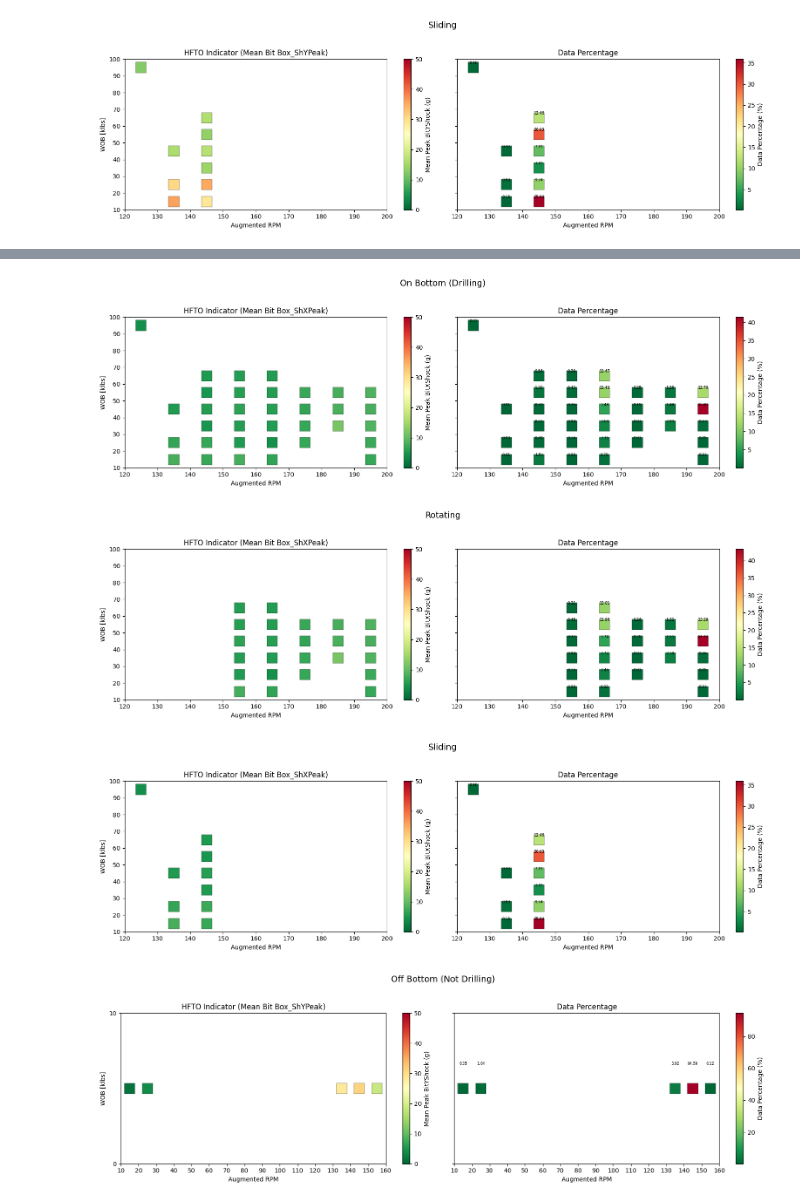
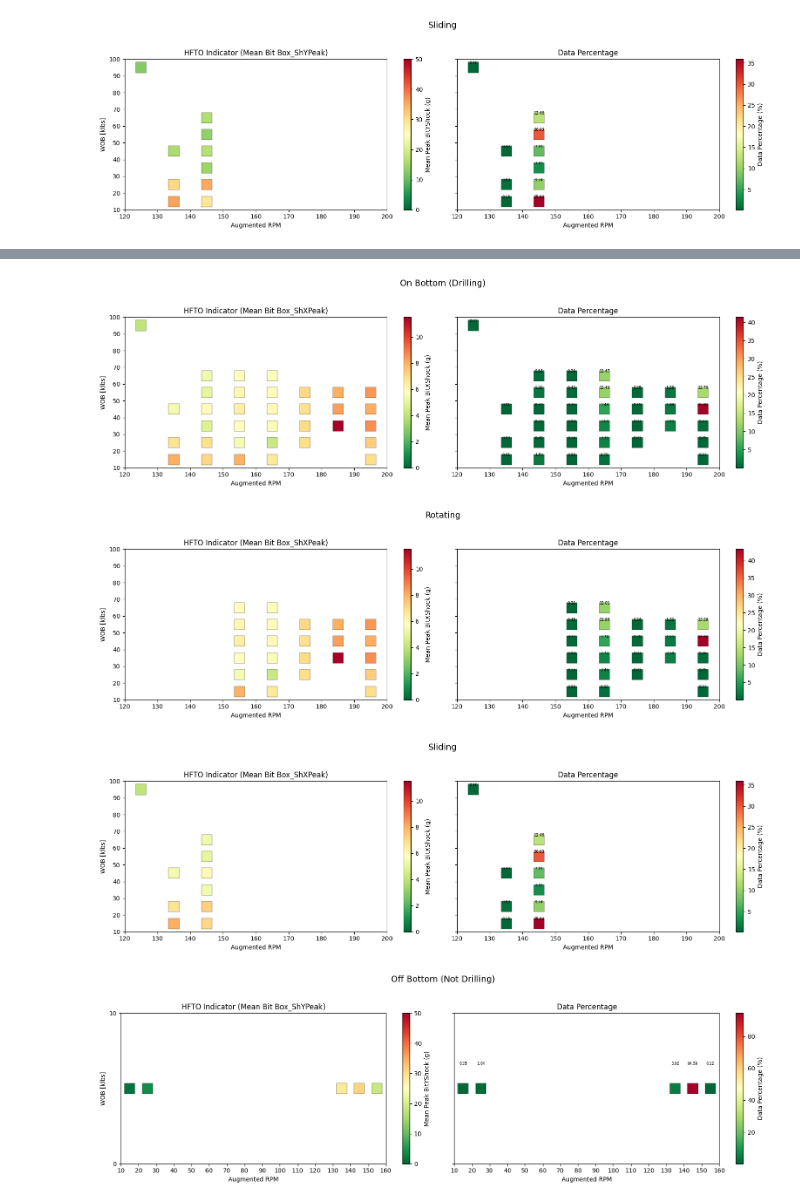
Before and after one commit to Is-Xu1/hfto_graphs, a Jupyter notebook: visualization_script_HFTOGraphOnly1.ipynb, the cells around one changed output, grey strips where cells are left out. Saved outputs shown, nothing was run; the diff lists cells and outputs as text; code cells hidden in the pictures.

```diff
--- a/visualization_script_HFTOGraphOnly1.ipynb
+++ b/visualization_script_HFTOGraphOnly1.ipynb
@@ -262,7 +262,7 @@ for df in states.values():
                 all_pct_vals.append((len(vals) / n_total) * 100)
 
 hfto_vmin = 0
-hfto_vmax = 50
+hfto_vmax = max(all_hfto_vals) if len(all_pct_vals) else np.nan
 
 pct_vmin = 0
 pct_vmax = max(all_pct_vals) if len(all_pct_vals) else np.nan
@@ -419,7 +419,7 @@ for df in states.values():
                 all_pct_vals.append((len(vals) / n_total) * 100)
 
 hfto_vmin = 0
-hfto_vmax = 50
+hfto_vmax = max(all_hfto_vals) if len(all_pct_vals) else np.nan
 
 pct_vmin = 0
 pct_vmax = max(all_pct_vals) if len(all_pct_vals) else np.nan
@@ -476,36 +476,36 @@ def plot_state(df, state_name):
 
     # ---- LOCK TICKS TO BIN EDGES ----
     for ax in axes:
         ax.set_xlim(rpm_edges[0], rpm_edges[-1])
         ax.set_ylim(wob_edges[0], wob_edges[-1])
         ax.set_xticks(rpm_edges)
         ax.set_yticks(wob_edges)
 
     # Percentage labels
     for x, y, val in zip(RPM.flatten(), WOB.flatten(), pct.flatten()):
         if np.isfinite(val):
             axes[1].text(
                 x,
                 y + 0.15 * nwob,
                 f"{val:.2f}",
                 ha="center",
                 va="bottom",
                 fontsize=6
             )
 
     plt.tight_layout(rect=[0, 0, 1, 0.95])
     plt.show()
 
 
 # -----------------------------
 # Run for each operating state
 # -----------------------------
 for name, df in states.items():
     plot_state(df, name)
 # %% [output]
-[figure, old version]
+[figure, new version]
-[figure, old version]
+[figure, new version]
-[figure, old version]
+[figure, new version]
 # %%
 # ------------------------------------------------------------
 # Operating states
```
Also changed, not shown: parts of 1 cell of this notebook, 29 other files.
